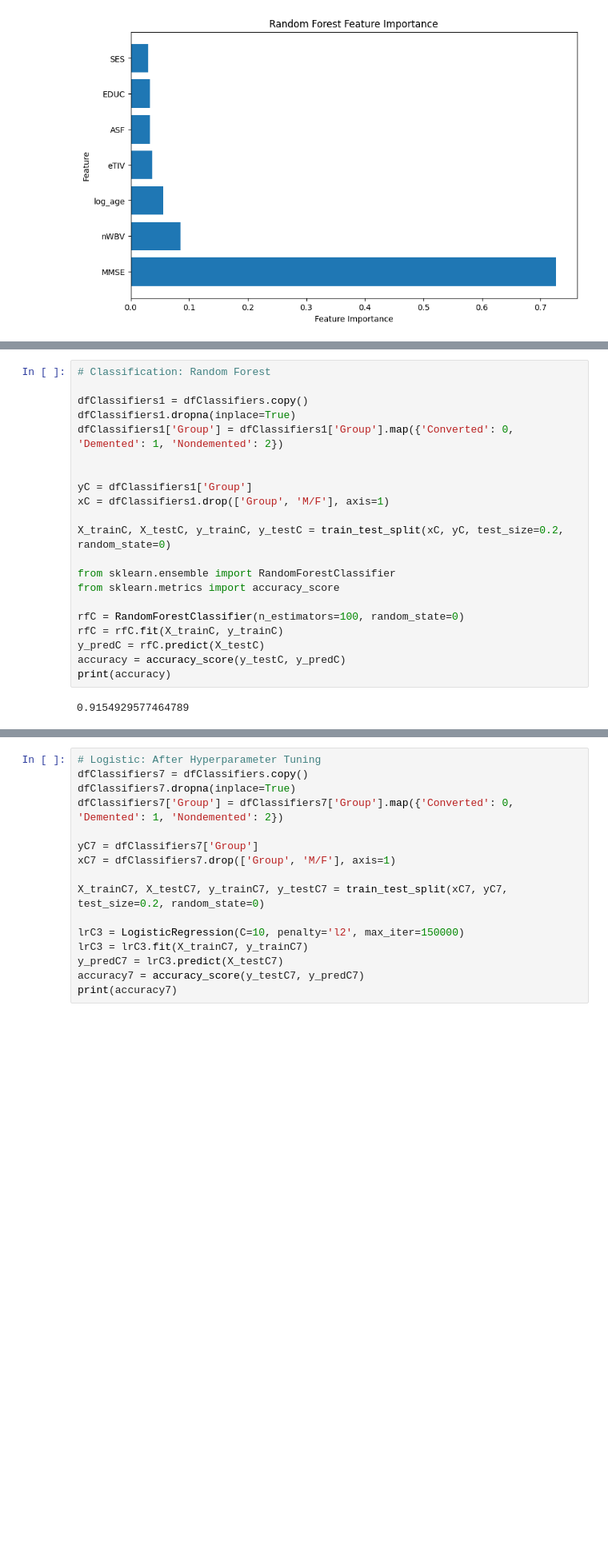
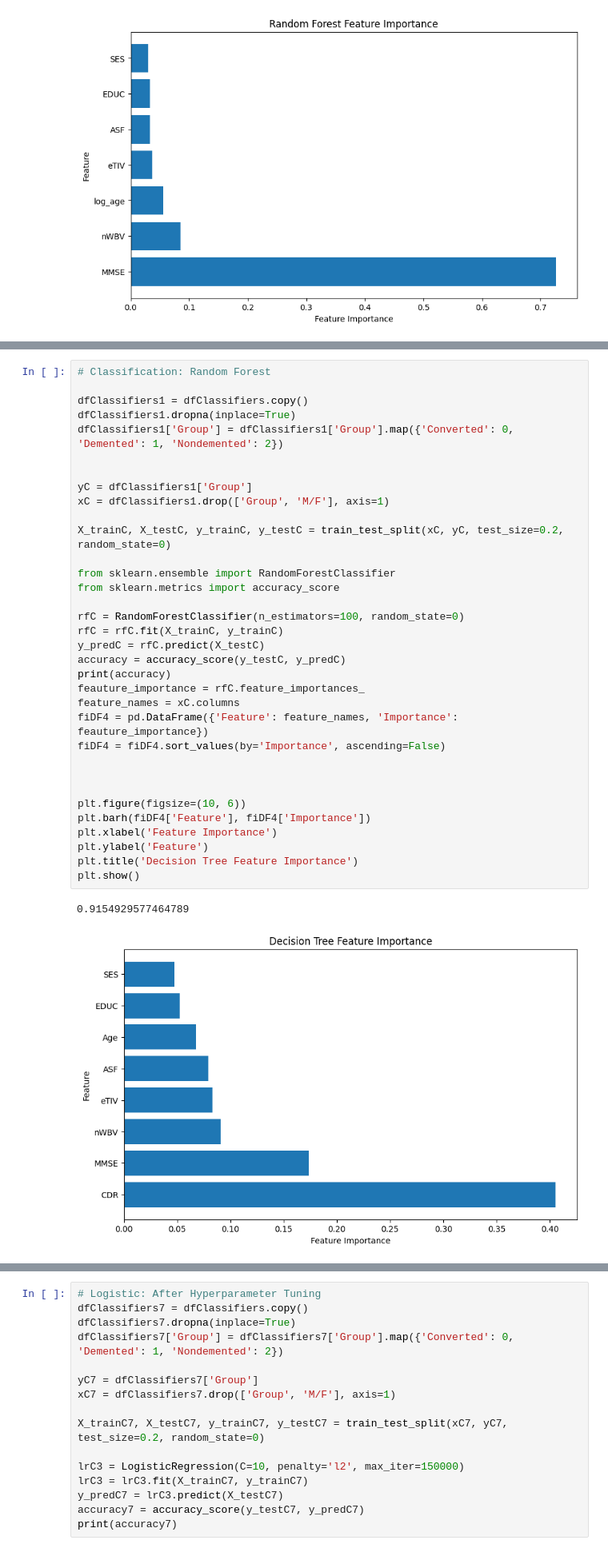
Before and after one commit to andrewresnick1/Alzheimers-STAT4188Project, a Jupyter notebook: finalproj.ipynb, the cells around one changed output, grey strips where cells are left out. Shown at 80% size. Drawn from its saved outputs; the diff is of its cells as text; blank space fills up the shorter version.

```diff
--- a/finalproj.ipynb
+++ b/finalproj.ipynb
@@ -369,26 +415,40 @@ plt.show()
 # %%
 # Classification: Random Forest
 
 dfClassifiers1 = dfClassifiers.copy()
 dfClassifiers1.dropna(inplace=True)
 dfClassifiers1['Group'] = dfClassifiers1['Group'].map({'Converted': 0, 'Demented': 1, 'Nondemented': 2})
 
 
 yC = dfClassifiers1['Group']
 xC = dfClassifiers1.drop(['Group', 'M/F'], axis=1)
 
 X_trainC, X_testC, y_trainC, y_testC = train_test_split(xC, yC, test_size=0.2, random_state=0)
 
 from sklearn.ensemble import RandomForestClassifier
 from sklearn.metrics import accuracy_score
 
 rfC = RandomForestClassifier(n_estimators=100, random_state=0)
 rfC = rfC.fit(X_trainC, y_trainC)
 y_predC = rfC.predict(X_testC)
 accuracy = accuracy_score(y_testC, y_predC)
 print(accuracy)
+feauture_importance = rfC.feature_importances_
+feature_names = xC.columns
+fiDF4 = pd.DataFrame({'Feature': feature_names, 'Importance': feauture_importance})
+fiDF4 = fiDF4.sort_values(by='Importance', ascending=False)
+
+
+
+plt.figure(figsize=(10, 6))
+plt.barh(fiDF4['Feature'], fiDF4['Importance'])
+plt.xlabel('Feature Importance')
+plt.ylabel('Feature')
+plt.title('Decision Tree Feature Importance')
+plt.show()
 # %% [output]
 0.9154929577464789
+[figure, added]
 # %%
 # Classification: Logistic Regression
 
```
Also changed, not shown: parts of 5 cells of this notebook.
